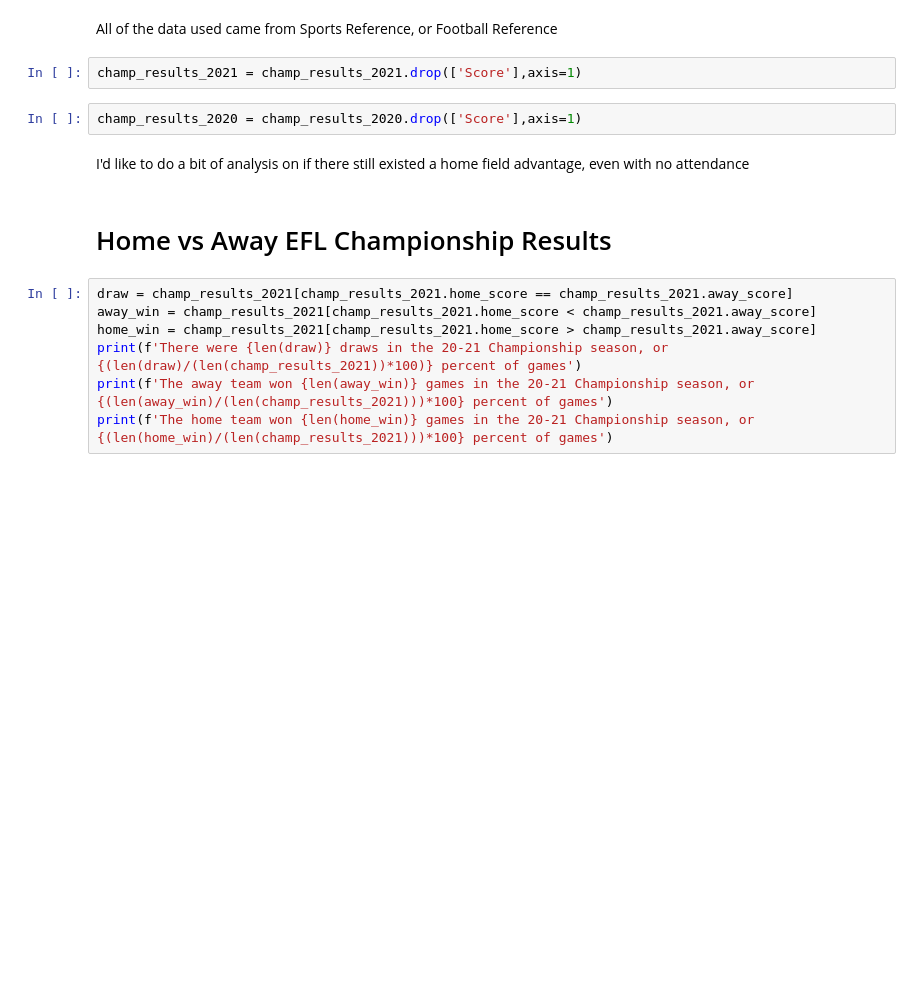
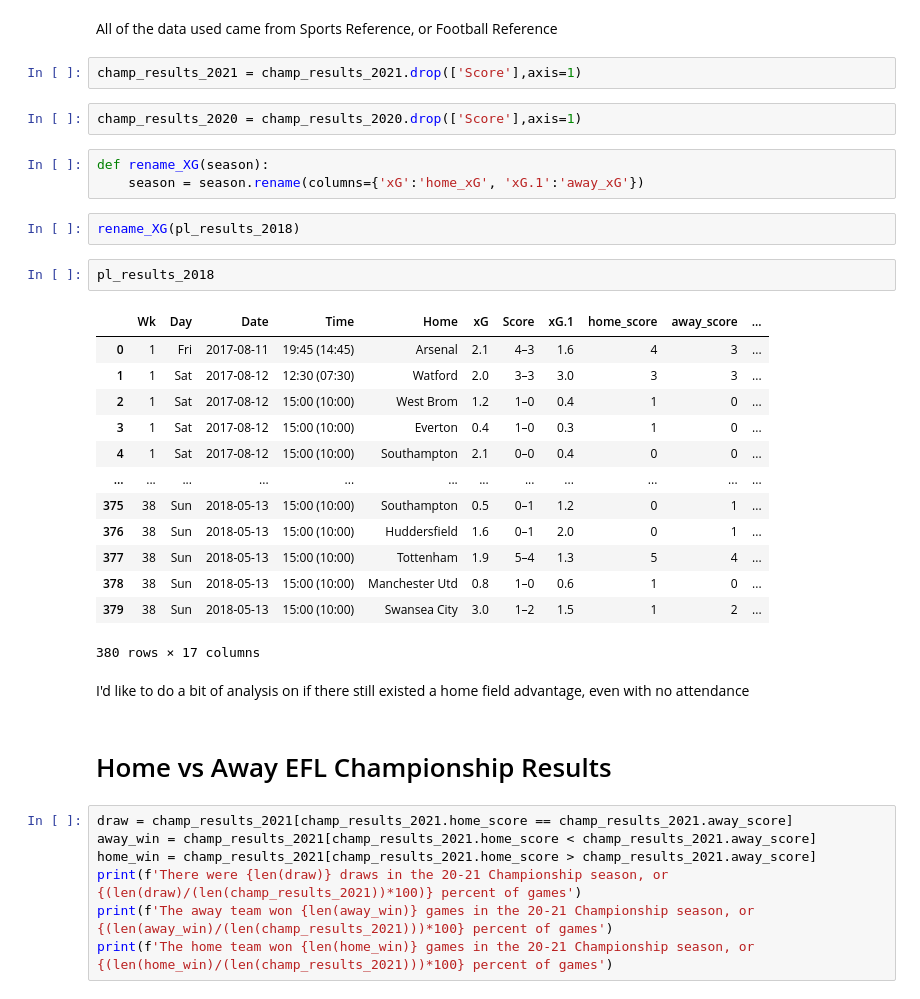
Before and after one commit to dkeyer/english_football_res_and_model, a Jupyter notebook: english_results.ipynb, the cells around one changed output. Drawn from its saved outputs; the diff is of its cells as text; blank space fills up the shorter version.

```diff
--- a/english_results.ipynb
+++ b/english_results.ipynb
@@ -29,6 +29,27 @@ All of the data used came from Sports Reference, or Football Reference
 champ_results_2021 = champ_results_2021.drop(['Score'],axis=1)
 # %%
 champ_results_2020 = champ_results_2020.drop(['Score'],axis=1)
+# %%
+def rename_XG(season):
+    season = season.rename(columns={'xG':'home_xG', 'xG.1':'away_xG'})
+# %%
+rename_XG(pl_results_2018)
+# %%
+pl_results_2018
+# %% [output]
+|  | Wk | Day | Date | Time | Home | xG | Score | xG.1 | home_score | away_score | ... |
+| 0 | 1 | Fri | 2017-08-11 | 19:45 (14:45) | Arsenal | 2.1 | 4–3 | 1.6 | 4 | 3 | ... |
+| 1 | 1 | Sat | 2017-08-12 | 12:30 (07:30) | Watford | 2.0 | 3–3 | 3.0 | 3 | 3 | ... |
+| 2 | 1 | Sat | 2017-08-12 | 15:00 (10:00) | West Brom | 1.2 | 1–0 | 0.4 | 1 | 0 | ... |
+| 3 | 1 | Sat | 2017-08-12 | 15:00 (10:00) | Everton | 0.4 | 1–0 | 0.3 | 1 | 0 | ... |
+| 4 | 1 | Sat | 2017-08-12 | 15:00 (10:00) | Southampton | 2.1 | 0–0 | 0.4 | 0 | 0 | ... |
+| ... | ... | ... | ... | ... | ... | ... | ... | ... | ... | ... | ... |
+| 375 | 38 | Sun | 2018-05-13 | 15:00 (10:00) | Southampton | 0.5 | 0–1 | 1.2 | 0 | 1 | ... |
+| 376 | 38 | Sun | 2018-05-13 | 15:00 (10:00) | Huddersfield | 1.6 | 0–1 | 2.0 | 0 | 1 | ... |
+| 377 | 38 | Sun | 2018-05-13 | 15:00 (10:00) | Tottenham | 1.9 | 5–4 | 1.3 | 5 | 4 | ... |
+| 378 | 38 | Sun | 2018-05-13 | 15:00 (10:00) | Manchester Utd | 0.8 | 1–0 | 0.6 | 1 | 0 | ... |
+| 379 | 38 | Sun | 2018-05-13 | 15:00 (10:00) | Swansea City | 3.0 | 1–2 | 1.5 | 1 | 2 | ... |
+380 rows × 17 columns
 # %% [markdown]
 I'd like to do a bit of analysis on if there still existed a home field advantage, even with no attendance
 # %% [markdown]
```
Also changed, not shown: parts of 2 cells of this notebook.
